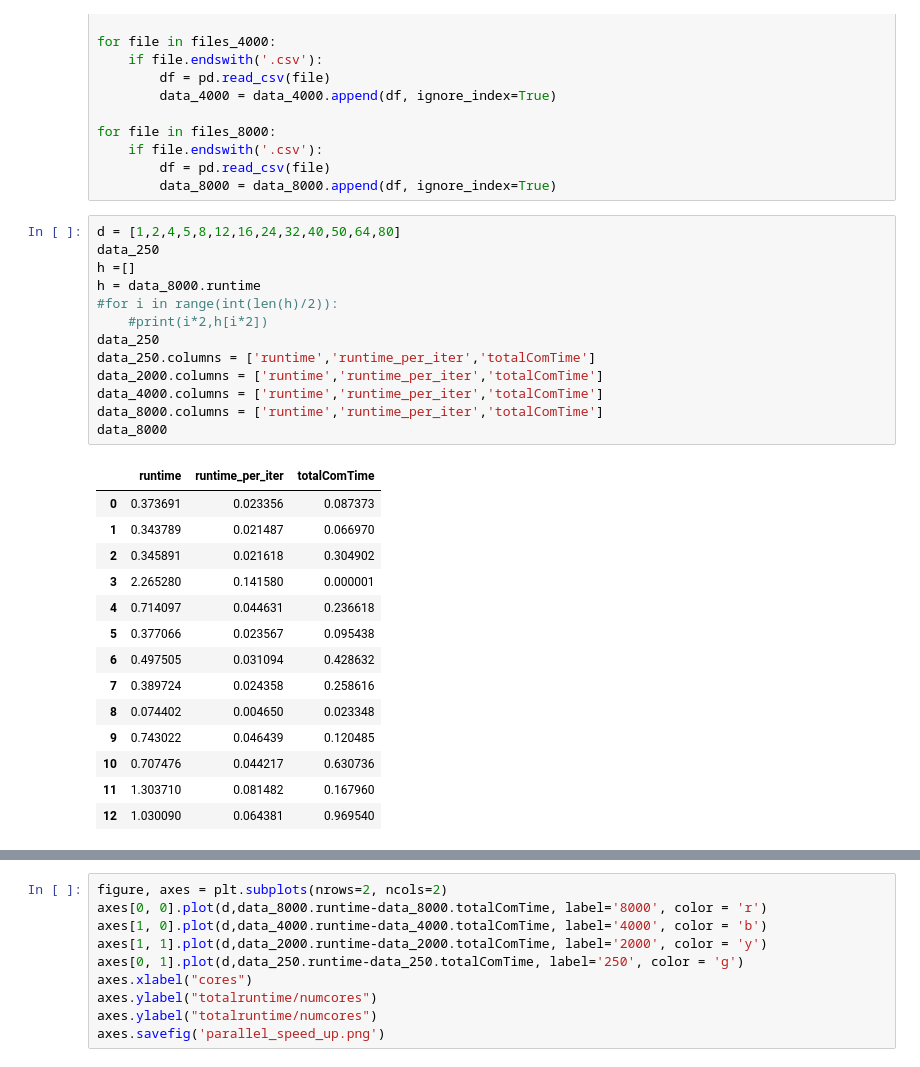
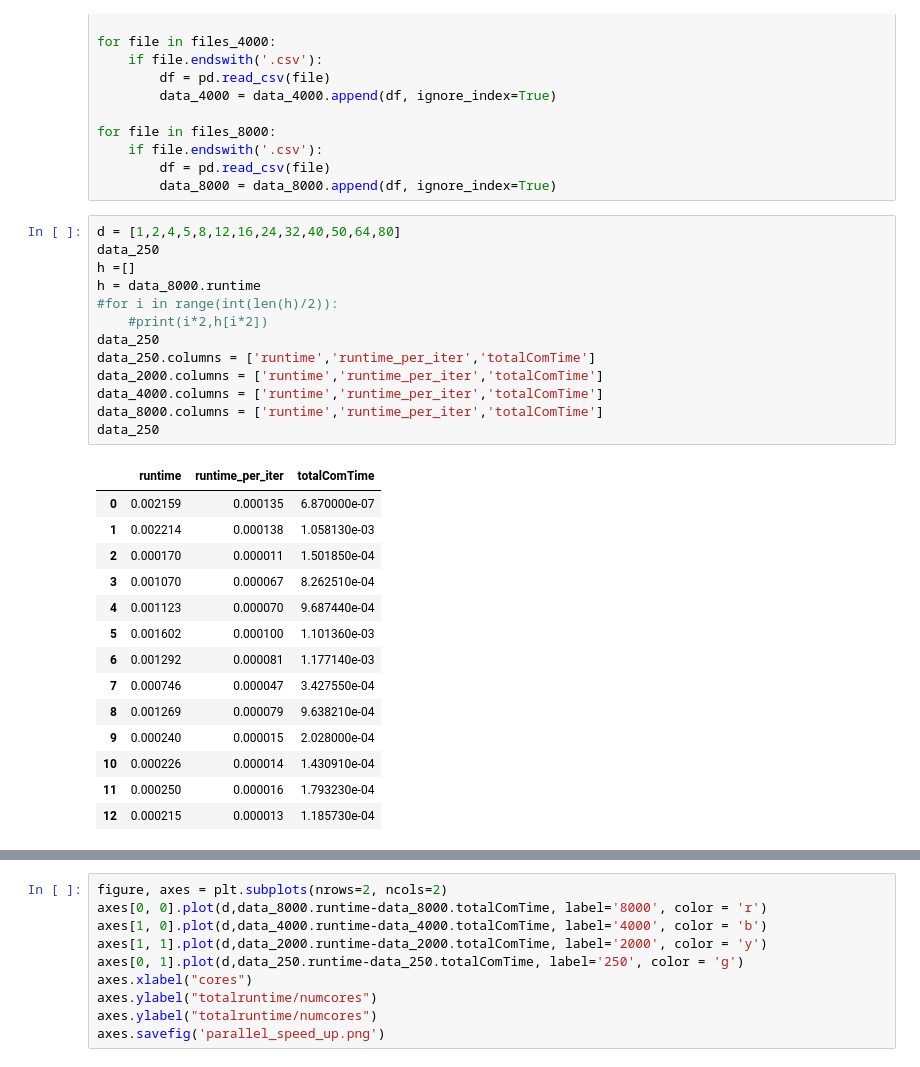
Before and after one commit to GenosW/NSSC2, a Jupyter notebook: exercise1/Alex/Task2/plots.ipynb, the cells around one changed output, grey strips where cells are left out. Cells and saved outputs as stored; diff of their text form.

```diff
--- a/exercise1/Alex/Task2/plots.ipynb
+++ b/exercise1/Alex/Task2/plots.ipynb
@@ -37,31 +37,31 @@ for file in files_8000:
 # %%
 d = [1,2,4,5,8,12,16,24,32,40,50,64,80]
 data_250
 h =[]
 h = data_8000.runtime
 #for i in range(int(len(h)/2)):
     #print(i*2,h[i*2])
 data_250
 data_250.columns = ['runtime','runtime_per_iter','totalComTime']
 data_2000.columns = ['runtime','runtime_per_iter','totalComTime']
 data_4000.columns = ['runtime','runtime_per_iter','totalComTime']
 data_8000.columns = ['runtime','runtime_per_iter','totalComTime']
-data_8000
+data_250
 # %% [output]
 |  | runtime | runtime_per_iter | totalComTime |
-| 0 | 0.373691 | 0.023356 | 0.087373 |
-| 1 | 0.343789 | 0.021487 | 0.066970 |
-| 2 | 0.345891 | 0.021618 | 0.304902 |
-| 3 | 2.265280 | 0.141580 | 0.000001 |
-| 4 | 0.714097 | 0.044631 | 0.236618 |
-| 5 | 0.377066 | 0.023567 | 0.095438 |
-| 6 | 0.497505 | 0.031094 | 0.428632 |
-| 7 | 0.389724 | 0.024358 | 0.258616 |
-| 8 | 0.074402 | 0.004650 | 0.023348 |
-| 9 | 0.743022 | 0.046439 | 0.120485 |
-| 10 | 0.707476 | 0.044217 | 0.630736 |
-| 11 | 1.303710 | 0.081482 | 0.167960 |
-| 12 | 1.030090 | 0.064381 | 0.969540 |
+| 0 | 0.002159 | 0.000135 | 6.870000e-07 |
+| 1 | 0.002214 | 0.000138 | 1.058130e-03 |
+| 2 | 0.000170 | 0.000011 | 1.501850e-04 |
+| 3 | 0.001070 | 0.000067 | 8.262510e-04 |
+| 4 | 0.001123 | 0.000070 | 9.687440e-04 |
+| 5 | 0.001602 | 0.000100 | 1.101360e-03 |
+| 6 | 0.001292 | 0.000081 | 1.177140e-03 |
+| 7 | 0.000746 | 0.000047 | 3.427550e-04 |
+| 8 | 0.001269 | 0.000079 | 9.638210e-04 |
+| 9 | 0.000240 | 0.000015 | 2.028000e-04 |
+| 10 | 0.000226 | 0.000014 | 1.430910e-04 |
+| 11 | 0.000250 | 0.000016 | 1.793230e-04 |
+| 12 | 0.000215 | 0.000013 | 1.185730e-04 |
 # %%
 plt.figure()
 sns.lineplot(y="runtime", x=d, data=data_250)
```
Also changed, not shown: parts of 2 cells of this notebook, 16 other files.
